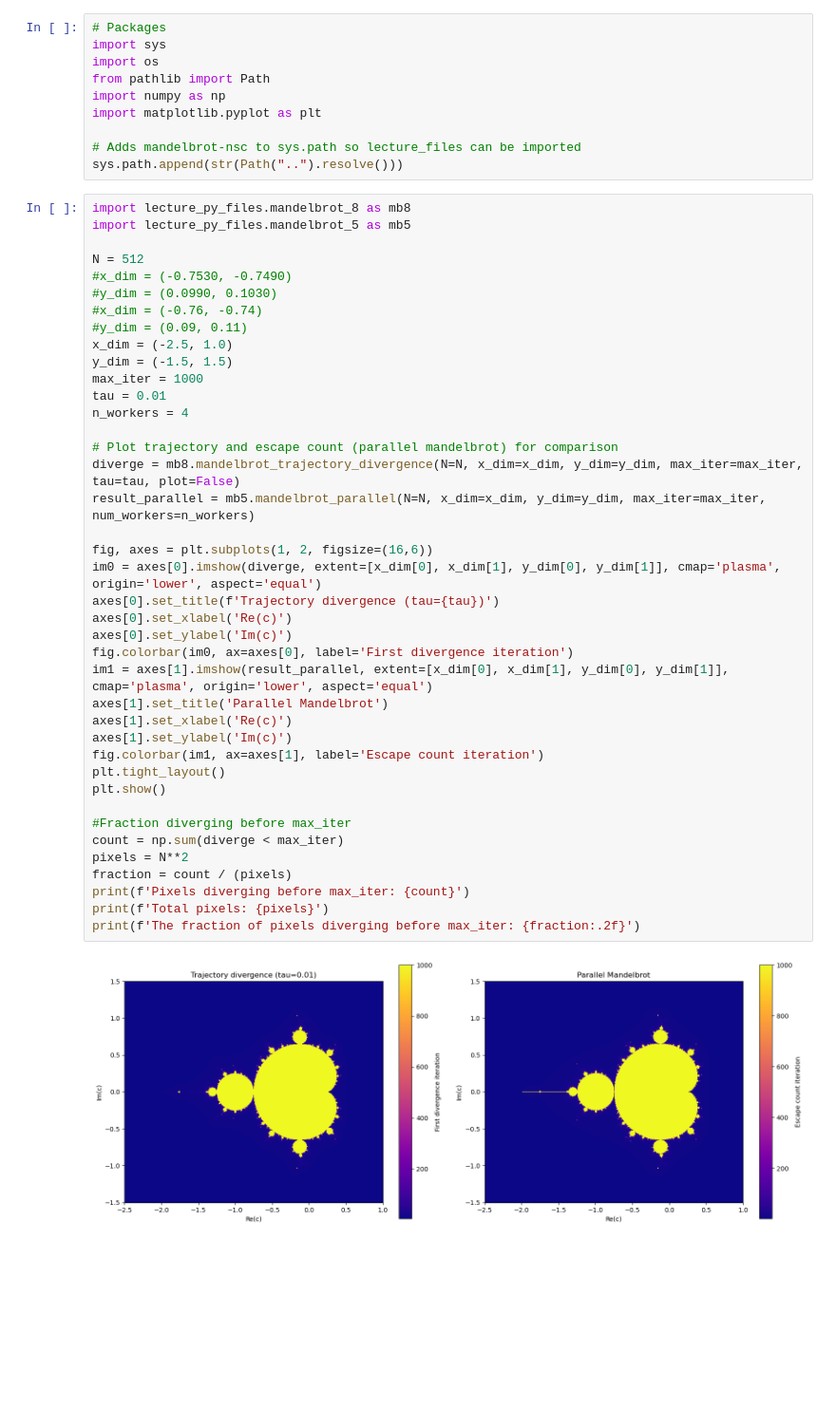
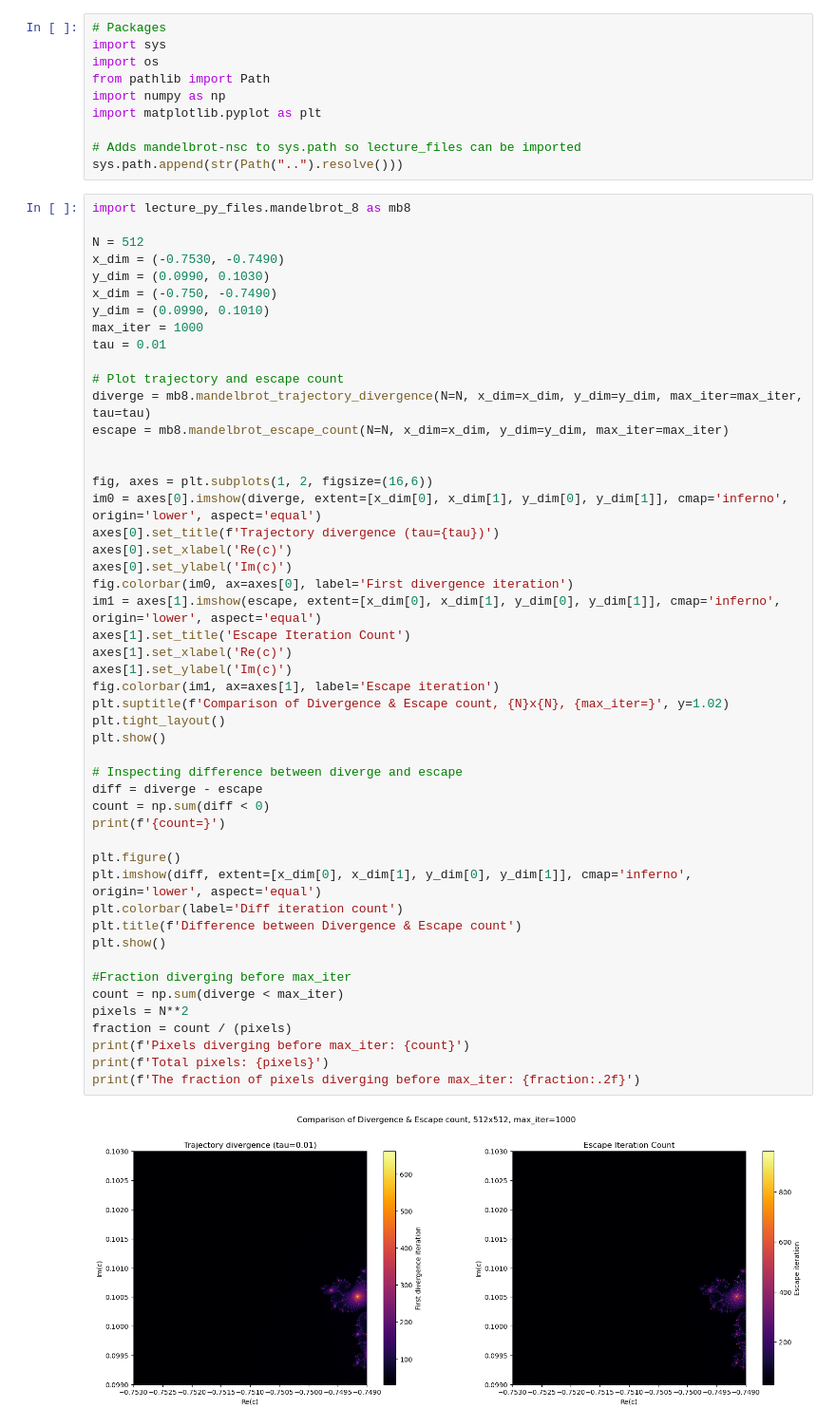
Before and after one commit to math357b/mandelbrot-nsc, a Jupyter notebook: performance_notebooks/mandelbrot_MP3.ipynb, the cells around one changed output. Shown at 95% size. Cells and saved outputs as stored; diff of their text form; blank space fills up the shorter version.

Commit message:
adds changes to milestone 1 - lecture 8

```diff
--- a/performance_notebooks/mandelbrot_MP3.ipynb
+++ b/performance_notebooks/mandelbrot_MP3.ipynb
@@ -14,43 +14,52 @@ import matplotlib.pyplot as plt
 sys.path.append(str(Path("..").resolve()))
 # %%
 import lecture_py_files.mandelbrot_8 as mb8
-import lecture_py_files.mandelbrot_5 as mb5
 
 N = 512
-#x_dim = (-0.7530, -0.7490)
-#y_dim = (0.0990, 0.1030)
-#x_dim = (-0.76, -0.74)
-#y_dim = (0.09, 0.11)
-x_dim = (-2.5, 1.0)
-y_dim = (-1.5, 1.5)
+x_dim = (-0.7530, -0.7490)
+y_dim = (0.0990, 0.1030)
+x_dim = (-0.750, -0.7490)
+y_dim = (0.0990, 0.1010)
 max_iter = 1000
 tau = 0.01
-n_workers = 4
 
-# Plot trajectory and escape count (parallel mandelbrot) for comparison
-diverge = mb8.mandelbrot_trajectory_divergence(N=N, x_dim=x_dim, y_dim=y_dim, max_iter=max_iter, tau=tau, plot=False)
-result_parallel = mb5.mandelbrot_parallel(N=N, x_dim=x_dim, y_dim=y_dim, max_iter=max_iter, num_workers=n_workers)
+# Plot trajectory and escape count
+diverge = mb8.mandelbrot_trajectory_divergence(N=N, x_dim=x_dim, y_dim=y_dim, max_iter=max_iter, tau=tau)
+escape = mb8.mandelbrot_escape_count(N=N, x_dim=x_dim, y_dim=y_dim, max_iter=max_iter)
+
 
 fig, axes = plt.subplots(1, 2, figsize=(16,6))
-im0 = axes[0].imshow(diverge, extent=[x_dim[0], x_dim[1], y_dim[0], y_dim[1]], cmap='plasma', origin='lower', aspect='equal')
+im0 = axes[0].imshow(diverge, extent=[x_dim[0], x_dim[1], y_dim[0], y_dim[1]], cmap='inferno', origin='lower', aspect='equal')
 axes[0].set_title(f'Trajectory divergence (tau={tau})')
 axes[0].set_xlabel('Re(c)')
 axes[0].set_ylabel('Im(c)')
 fig.colorbar(im0, ax=axes[0], label='First divergence iteration')
-im1 = axes[1].imshow(result_parallel, extent=[x_dim[0], x_dim[1], y_dim[0], y_dim[1]], cmap='plasma', origin='lower', aspect='equal')
-axes[1].set_title('Parallel Mandelbrot')
+im1 = axes[1].imshow(escape, extent=[x_dim[0], x_dim[1], y_dim[0], y_dim[1]], cmap='inferno', origin='lower', aspect='equal')
+axes[1].set_title('Escape Iteration Count')
 axes[1].set_xlabel('Re(c)')
 axes[1].set_ylabel('Im(c)')
-fig.colorbar(im1, ax=axes[1], label='Escape count iteration')
+fig.colorbar(im1, ax=axes[1], label='Escape iteration')
+plt.suptitle(f'Comparison of Divergence & Escape count, {N}x{N}, {max_iter=}', y=1.02)
 plt.tight_layout()
+plt.show()
+
+# Inspecting difference between diverge and escape
+diff = diverge - escape
+count = np.sum(diff < 0)
+print(f'{count=}')
+
+plt.figure()
+plt.imshow(diff, extent=[x_dim[0], x_dim[1], y_dim[0], y_dim[1]], cmap='inferno', origin='lower', aspect='equal')
+plt.colorbar(label='Diff iteration count')
+plt.title(f'Difference between Divergence & Escape count')
 plt.show()
 
 #Fraction diverging before max_iter
 count = np.sum(diverge < max_iter)
 pixels = N**2
 fraction = count / (pixels)
 print(f'Pixels diverging before max_iter: {count}')
 print(f'Total pixels: {pixels}')
 print(f'The fraction of pixels diverging before max_iter: {fraction:.2f}')
 # %% [output]
-[figure, old version]
+[figure, new version]
```
Also changed, not shown: parts of 2 cells of this notebook, 2 other files.
